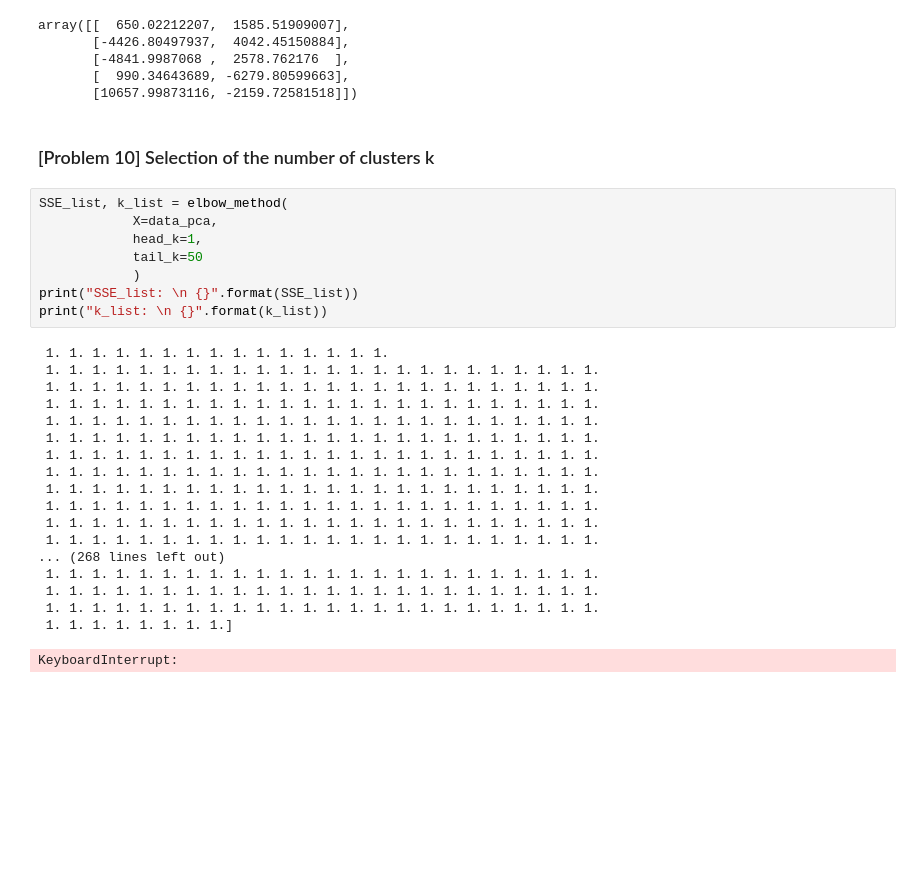
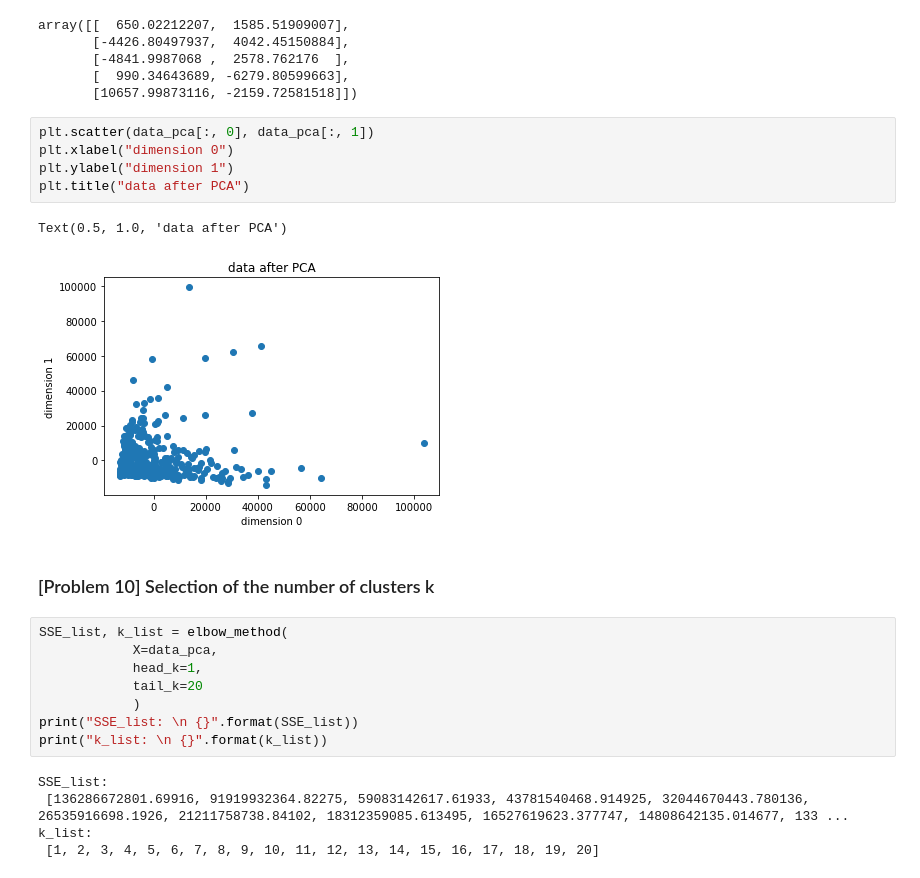
Before and after one commit to goriummaximum/diveintocode-ml, a Jupyter notebook: Sprints/sprint7-clustering/clustering-scratch.ipynb, the cells around one changed output. Saved outputs shown, nothing was run; the diff lists cells and outputs as text; blank space fills up the shorter version.

```diff
--- a/Sprints/sprint7-clustering/clustering-scratch.ipynb
+++ b/Sprints/sprint7-clustering/clustering-scratch.ipynb
@@ -229,33 +231,27 @@ array([[  650.02212207,  1585.51909007],
        [-4841.9987068 ,  2578.762176  ],
        [  990.34643689, -6279.80599663],
        [10657.99873116, -2159.72581518]])
+# %%
+plt.scatter(data_pca[:, 0], data_pca[:, 1])
+plt.xlabel("dimension 0")
+plt.ylabel("dimension 1")
+plt.title("data after PCA")
+# %% [output]
+Text(0.5, 1.0, 'data after PCA')
+[figure, added]
 # %% [markdown]
 <h3>[Problem 10] Selection of the number of clusters k</h3>
 # %%
 SSE_list, k_list = elbow_method(
             X=data_pca,
             head_k=1,
-            tail_k=50
+            tail_k=20
             )
 print("SSE_list: \n {}".format(SSE_list))
 print("k_list: \n {}".format(k_list))
 # %% [output]
- 1. 1. 1. 1. 1. 1. 1. 1. 1. 1. 1. 1. 1. 1. 1.
- 1. 1. 1. 1. 1. 1. 1. 1. 1. 1. 1. 1. 1. 1. 1. 1. 1. 1. 1. 1. 1. 1. 1. 1.
- 1. 1. 1. 1. 1. 1. 1. 1. 1. 1. 1. 1. 1. 1. 1. 1. 1. 1. 1. 1. 1. 1. 1. 1.
- 1. 1. 1. 1. 1. 1. 1. 1. 1. 1. 1. 1. 1. 1. 1. 1. 1. 1. 1. 1. 1. 1. 1. 1.
- 1. 1. 1. 1. 1. 1. 1. 1. 1. 1. 1. 1. 1. 1. 1. 1. 1. 1. 1. 1. 1. 1. 1. 1.
- 1. 1. 1. 1. 1. 1. 1. 1. 1. 1. 1. 1. 1. 1. 1. 1. 1. 1. 1. 1. 1. 1. 1. 1.
- 1. 1. 1. 1. 1. 1. 1. 1. 1. 1. 1. 1. 1. 1. 1. 1. 1. 1. 1. 1. 1. 1. 1. 1.
- 1. 1. 1. 1. 1. 1. 1. 1. 1. 1. 1. 1. 1. 1. 1. 1. 1. 1. 1. 1. 1. 1. 1. 1.
- 1. 1. 1. 1. 1. 1. 1. 1. 1. 1. 1. 1. 1. 1. 1. 1. 1. 1. 1. 1. 1. 1. 1. 1.
- 1. 1. 1. 1. 1. 1. 1. 1. 1. 1. 1. 1. 1. 1. 1. 1. 1. 1. 1. 1. 1. 1. 1. 1.
- 1. 1. 1. 1. 1. 1. 1. 1. 1. 1. 1. 1. 1. 1. 1. 1. 1. 1. 1. 1. 1. 1. 1. 1.
- 1. 1. 1. 1. 1. 1. 1. 1. 1. 1. 1. 1. 1. 1. 1. 1. 1. 1. 1. 1. 1. 1. 1. 1.
-... (268 lines left out)
- 1. 1. 1. 1. 1. 1. 1. 1. 1. 1. 1. 1. 1. 1. 1. 1. 1. 1. 1. 1. 1. 1. 1. 1.
- 1. 1. 1. 1. 1. 1. 1. 1. 1. 1. 1. 1. 1. 1. 1. 1. 1. 1. 1. 1. 1. 1. 1. 1.
- 1. 1. 1. 1. 1. 1. 1. 1. 1. 1. 1. 1. 1. 1. 1. 1. 1. 1. 1. 1. 1. 1. 1. 1.
- 1. 1. 1. 1. 1. 1. 1. 1.]
+SSE_list:
+ [136286672801.69916, 91919932364.82275, 59083142617.61933, 43781540468.914925, 32044670443.780136, 26535916698.1926, 21211758738.84102, 18312359085.613495, 16527619623.377747, 14808642135.014677, 133 ...
+k_list:
+ [1, 2, 3, 4, 5, 6, 7, 8, 9, 10, 11, 12, 13, 14, 15, 16, 17, 18, 19, 20]
-KeyboardInterrupt:
 # %%
```
Also changed, not shown: parts of 26 cells of this notebook.
